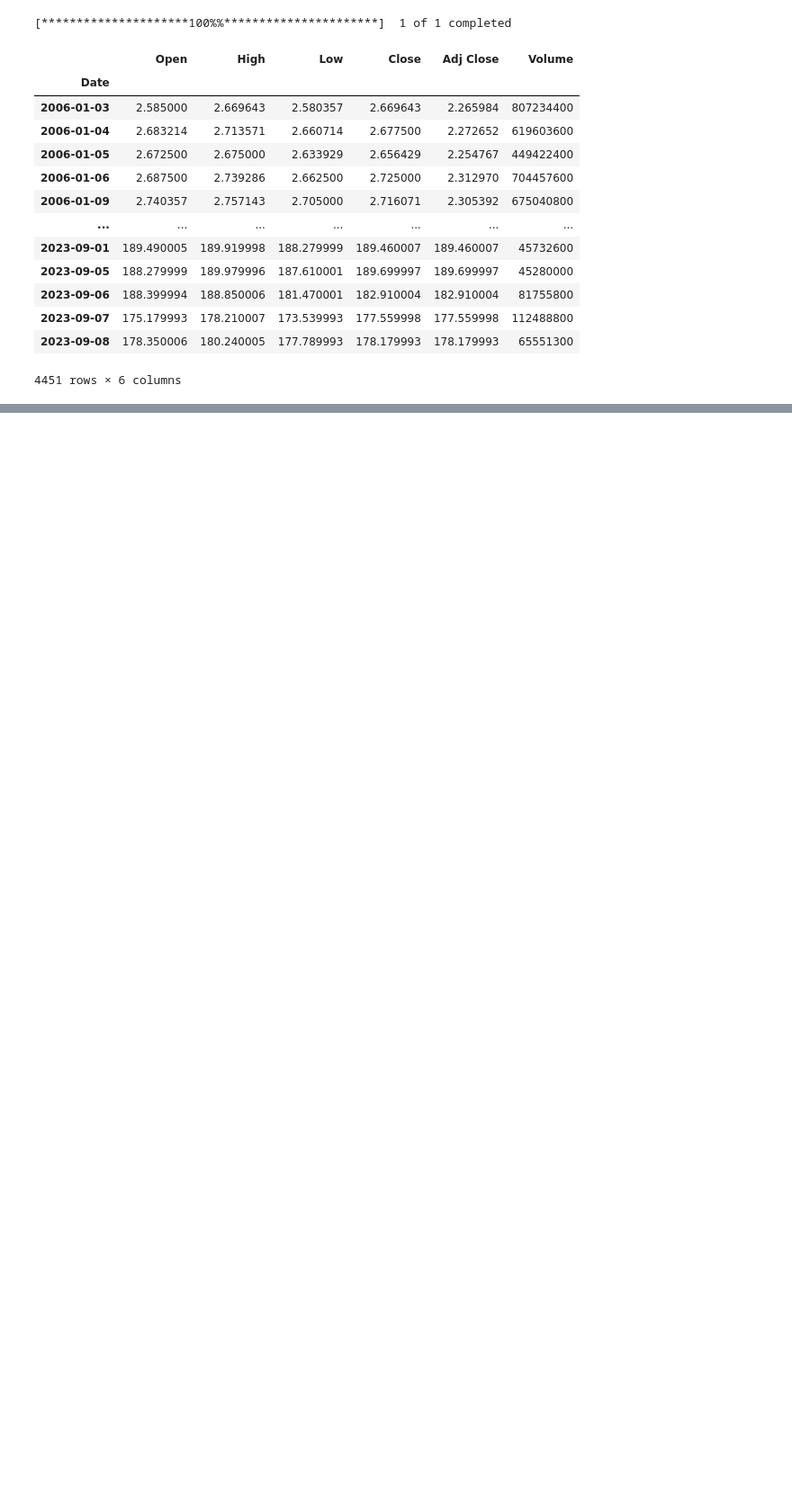
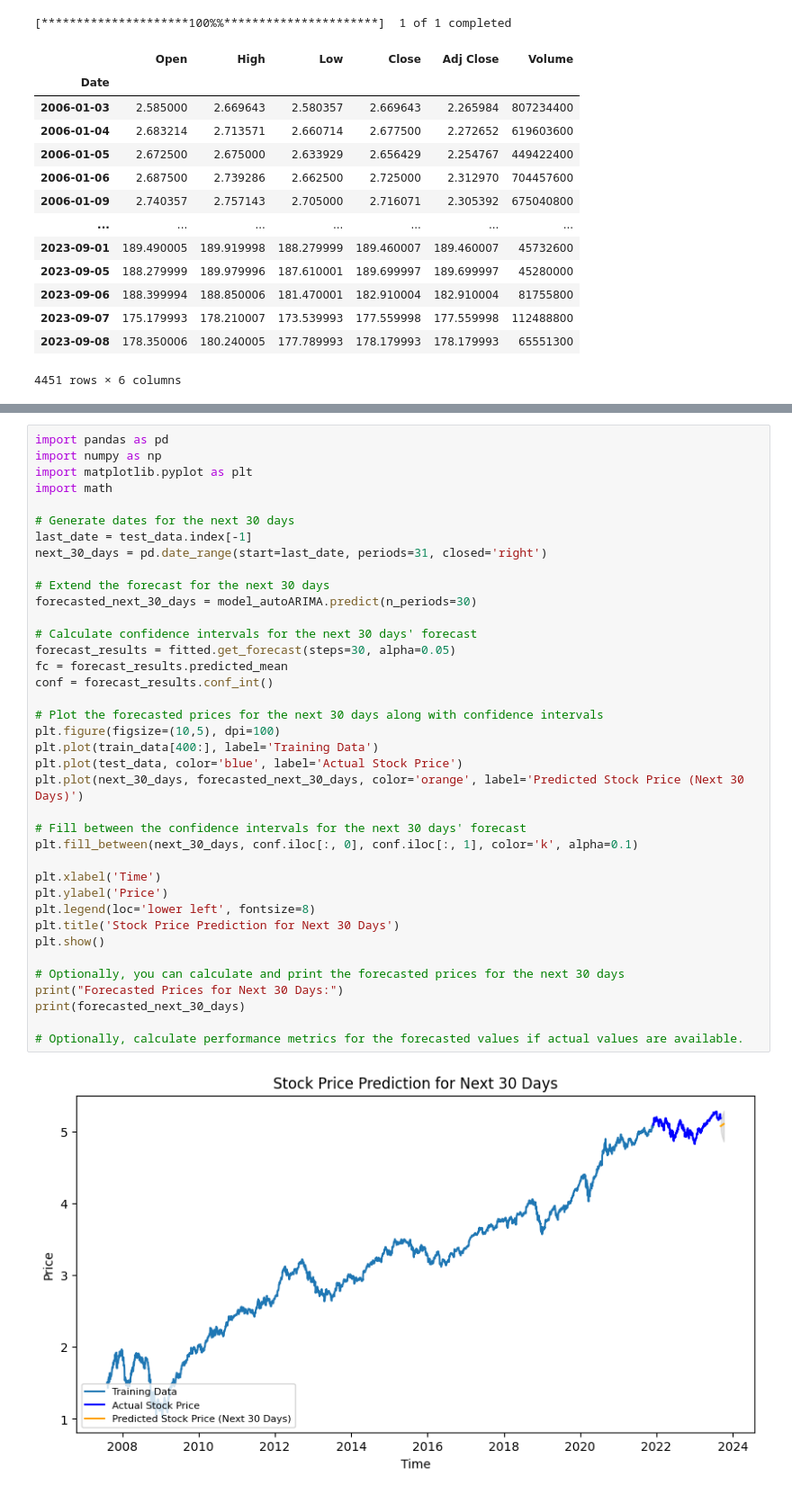
Before and after one commit to erendagasan/Eren-Dagasan-Personal, a Jupyter notebook: ARMIS.ipynb, the cells around one changed output, grey strips where cells are left out. Shown: that part at 90% size. Saved outputs shown, nothing was run; the diff lists cells and outputs as text; blank space fills up the shorter version.

```diff
--- a/ARMIS.ipynb
+++ b/ARMIS.ipynb
@@ -177,0 +247,40 @@ print('MAPE: '+str(mape))
+# %%
+import pandas as pd
+import numpy as np
+import matplotlib.pyplot as plt
+import math
+
+# Generate dates for the next 30 days
+last_date = test_data.index[-1]
+next_30_days = pd.date_range(start=last_date, periods=31, closed='right')
+
+# Extend the forecast for the next 30 days
+forecasted_next_30_days = model_autoARIMA.predict(n_periods=30)
+
+# Calculate confidence intervals for the next 30 days' forecast
+forecast_results = fitted.get_forecast(steps=30, alpha=0.05)
+fc = forecast_results.predicted_mean
+conf = forecast_results.conf_int()
+
+# Plot the forecasted prices for the next 30 days along with confidence intervals
+plt.figure(figsize=(10,5), dpi=100)
+plt.plot(train_data[400:], label='Training Data')
+plt.plot(test_data, color='blue', label='Actual Stock Price')
+plt.plot(next_30_days, forecasted_next_30_days, color='orange', label='Predicted Stock Price (Next 30 Days)')
+
+# Fill between the confidence intervals for the next 30 days' forecast
+plt.fill_between(next_30_days, conf.iloc[:, 0], conf.iloc[:, 1], color='k', alpha=0.1)
+
+plt.xlabel('Time')
+plt.ylabel('Price')
+plt.legend(loc='lower left', fontsize=8)
+plt.title('Stock Price Prediction for Next 30 Days')
+plt.show()
+
+# Optionally, you can calculate and print the forecasted prices for the next 30 days
+print("Forecasted Prices for Next 30 Days:")
+print(forecasted_next_30_days)
+
+# Optionally, calculate performance metrics for the forecasted values if actual values are available.
+# %% [output]
+[figure, added]
```
Also changed, not shown: parts of 11 cells of this notebook.
